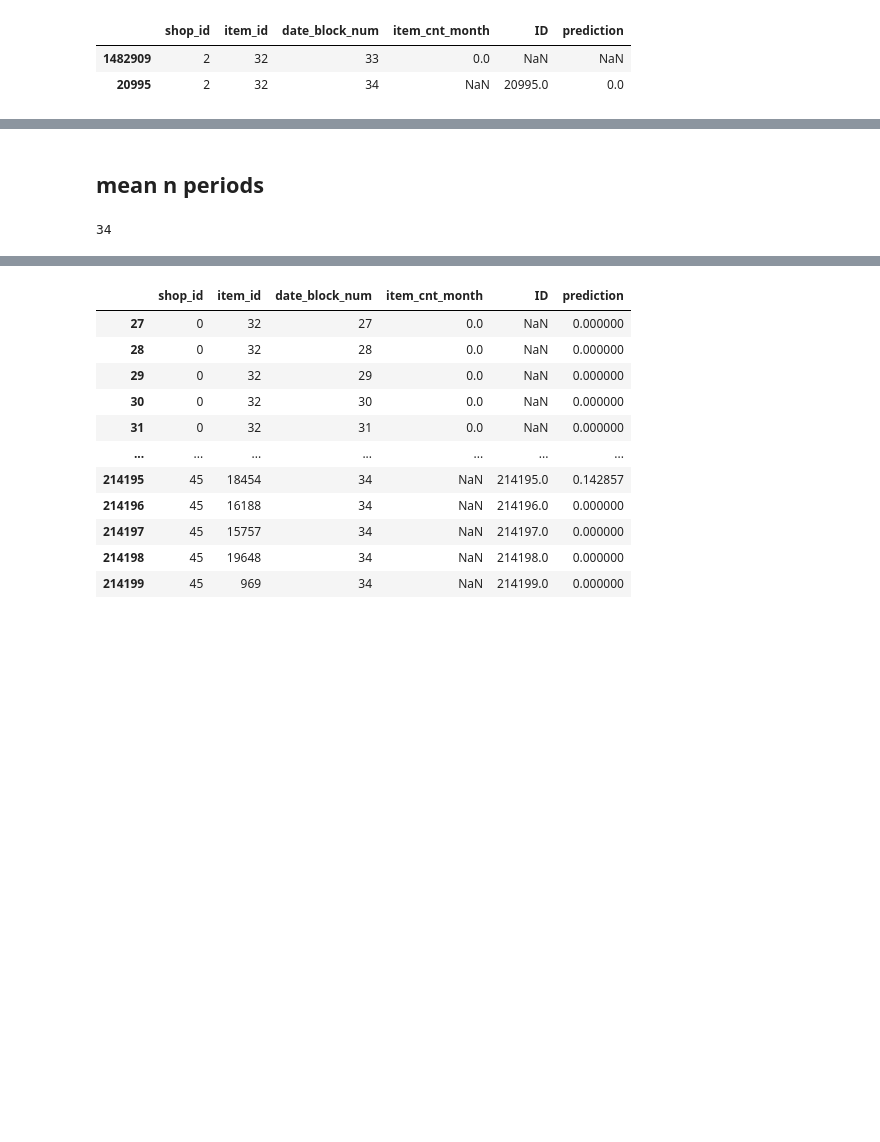
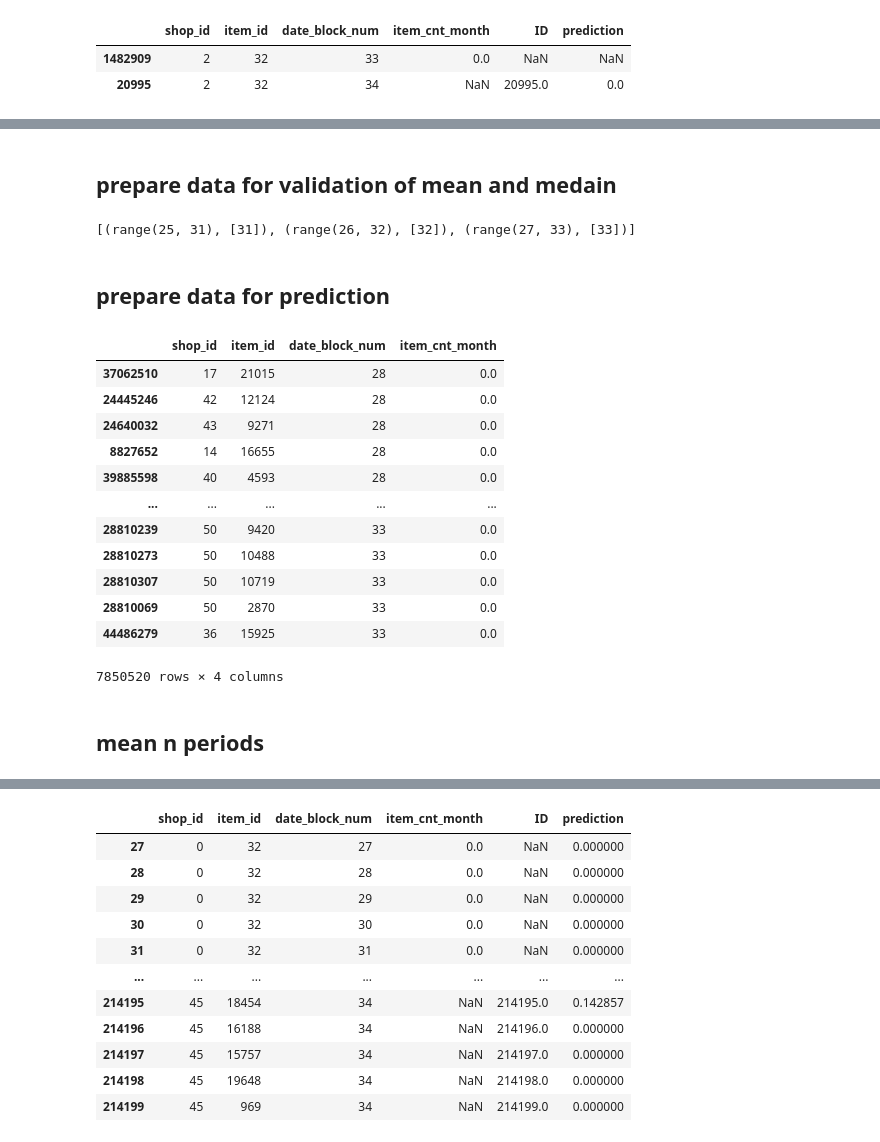
Before and after one commit to varrek/prjct_ml, a Jupyter notebook: hw11_time_series_workshop.ipynb, the cells around one changed output, grey strips where cells are left out. Cells and saved outputs as stored; diff of their text form; code cells hidden in the pictures; blank space fills up the shorter version.

```diff
--- a/hw11_time_series_workshop.ipynb
+++ b/hw11_time_series_workshop.ipynb
@@ -235,9 +123,50 @@ submission
 # %%
 submission.astype({'ID': 'int32'}).to_csv('submission_sales.csv', index=False)
+# %% [markdown]
+## prepare data for validation of mean and medain
+# %%
+def get_train_val_split(min_period_num = 0, max_periods_num = 33, number_of_train_periods=6, number_of_splits = None):
+    n_split = 0
+    folds = []
+    rng = range(max_periods_num, min_period_num, -1)
+    for i in rng:
+        val_set = [i]
+        train_start = i - number_of_train_periods
+        trans_set = range(train_start, i) if train_start in rng else None
+        if not trans_set:
+            break
+        folds.append((trans_set, val_set))
+        n_split = n_split+1
+        if n_split == number_of_splits:
+            break
+    folds.reverse()
+    return folds
+# %%
+folds = get_train_val_split(number_of_splits=3, number_of_train_periods=6)
+folds
+# %% [output]
+[(range(25, 31), [31]), (range(26, 32), [32]), (range(27, 33), [33])]
+# %% [markdown]
+## prepare data for prediction
+# %%
+train_folds_for_test_data = get_train_val_split(number_of_splits=1, number_of_train_periods=6, max_periods_num = 34)
+train_data_range = train_folds_for_test_data[0][0]
+validation_period = train_folds_for_test_data[0][1]
+train_data = date_block_shop_item_grid.loc[date_block_shop_item_grid['date_block_num'].isin(train_data_range)]
+train_data
+# %% [output]
+|  | shop_id | item_id | date_block_num | item_cnt_month |
+| 37062510 | 17 | 21015 | 28 | 0.0 |
+| 24445246 | 42 | 12124 | 28 | 0.0 |
+| 24640032 | 43 | 9271 | 28 | 0.0 |
+| 8827652 | 14 | 16655 | 28 | 0.0 |
+| 39885598 | 40 | 4593 | 28 | 0.0 |
+| ... | ... | ... | ... | ... |
+| 28810239 | 50 | 9420 | 33 | 0.0 |
+| 28810273 | 50 | 10488 | 33 | 0.0 |
+| 28810307 | 50 | 10719 | 33 | 0.0 |
+| 28810069 | 50 | 2870 | 33 | 0.0 |
+| 44486279 | 36 | 15925 | 33 | 0.0 |
+7850520 rows × 4 columns
 # %% [markdown]
 ## mean n periods
-# %%
-period_to_predict = max(date_block_shop_item_grid.date_block_num) +1
-period_to_predict
-# %% [output]
-34
```
Also changed, not shown: parts of 30 cells of this notebook.
